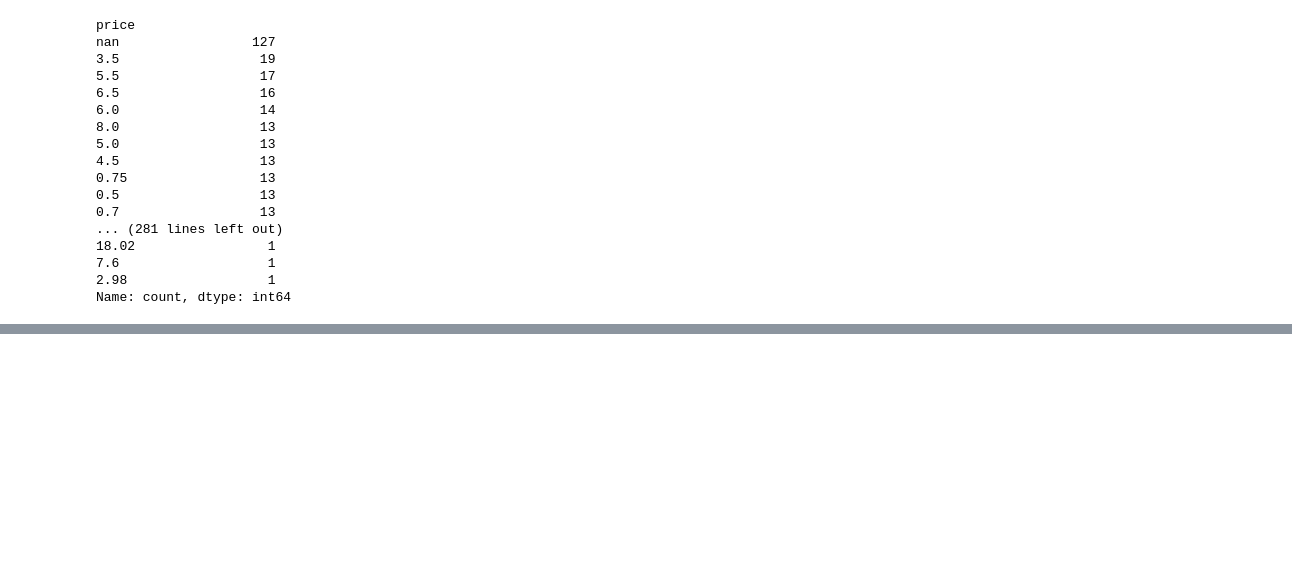
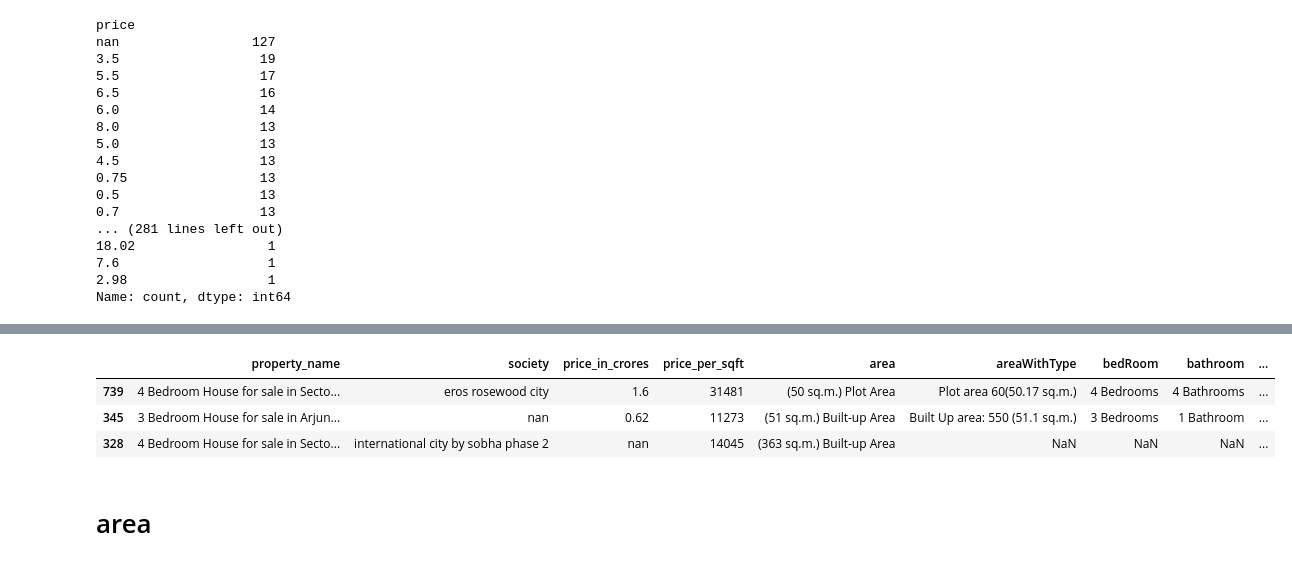
Before and after one commit to Sarvesh-Kesharwani/HousePrice_MegaProject, a Jupyter notebook: 2. data_cleaning/2. cleaning house.ipynb, the cells around one changed output, grey strips where cells are left out. Drawn from its saved outputs; the diff is of its cells as text; code cells hidden in the pictures; blank space fills up the shorter version.

Commit message:
started doing mergedData_cleaning

```diff
--- a/2. data_cleaning/2. cleaning house.ipynb
+++ b/2. data_cleaning/2. cleaning house.ipynb
@@ -143,6 +143,8 @@ nan      127
 Name: count, dtype: int64
 # %%
 data = data[data['price']!='price on request']
+# %%
+data.rename(columns={'price':'price_in_crores'}, inplace=True)
 # %%
 data.sample(3)
 # %% [output]
@@ -152,0 +177,2 @@ data.sample(3)
+# %%
+data['rate'] = data['rate'].str.split('/').str[0].str.split(' ').str[1].str.replace(',', '')
@@ -152,0 +199,11 @@ data.sample(3)
+# %%
+data.rename(columns={'rate':'price_per_sqft'}, inplace=True)
+# %%
+data.sample(3)
+# %% [output]
+|  | property_name | society | price_in_crores | price_per_sqft | area | areaWithType | bedRoom | bathroom | ... |
+| 739 | 4 Bedroom House for sale in Secto... | eros rosewood city | 1.6 | 31481 | (50 sq.m.) Plot Area | Plot area 60(50.17 sq.m.) | 4 Bedrooms | 4 Bathrooms | ... |
+| 345 | 3 Bedroom House for sale in Arjun... | nan | 0.62 | 11273 | (51 sq.m.) Built-up Area | Built Up area: 550 (51.1 sq.m.) | 3 Bedrooms | 1 Bathroom | ... |
+| 328 | 4 Bedroom House for sale in Secto... | international city by sobha phase 2 | nan | 14045 | (363 sq.m.) Built-up Area | NaN | NaN | NaN | ... |
+# %% [markdown]
+# area
```
Also changed, not shown: parts of 42 cells of this notebook, 10 other files.
